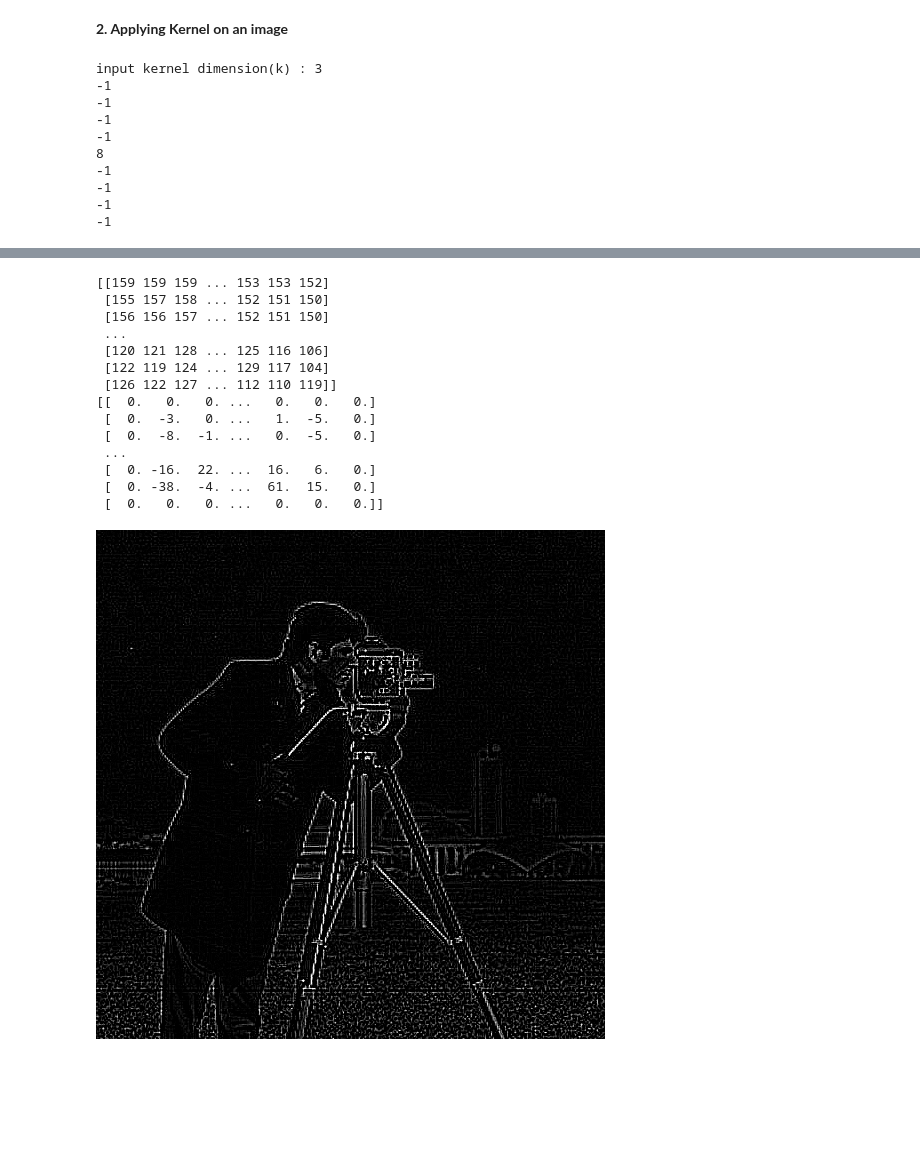
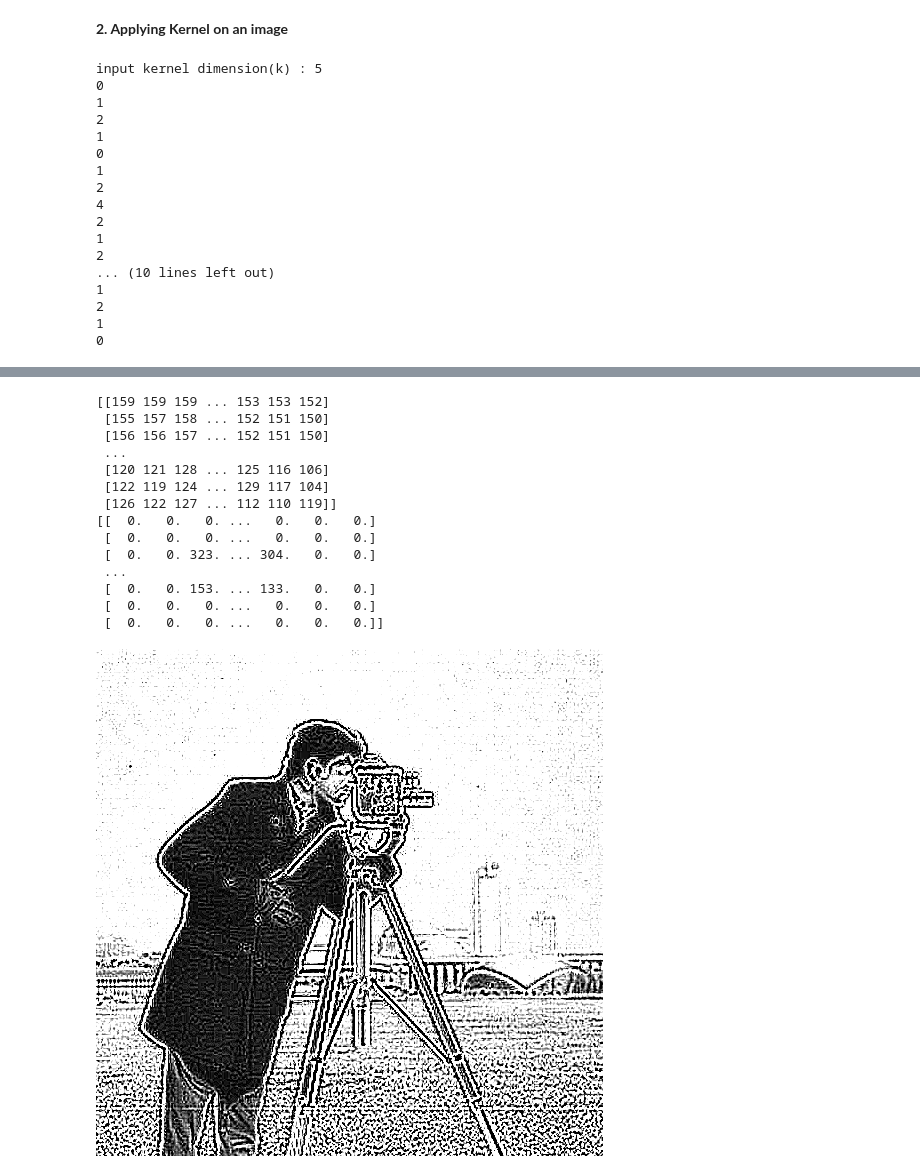
Before and after one commit to R4HUL-ROY/Digital-Image-Processing, a Jupyter notebook: CV_Assignment_2.ipynb, the cells around one changed output, grey strips where cells are left out. Saved outputs shown, nothing was run; the diff lists cells and outputs as text; code cells hidden in the pictures; blank space fills up the shorter version.

```diff
--- a/CV_Assignment_2.ipynb
+++ b/CV_Assignment_2.ipynb
@@ -101,8 +103,8 @@ def apply_kernel(img, kernel):
     k= kernel.shape[0]
     img = img.astype(int)
     new_img = np.zeros((row, col))
-    for i in range(1, row-1):
-        for j in range(1, col-1):
+    for i in range(k//2, row-(k//2)):
+        for j in range(k//2, col-(k//2)):
             new_img[i,j] = compute_value(img[i-(k//2):i+(k//2 +1), j-(k//2): j+(k//2+1)], kernel)
     return new_img
 
@@ -132,45 +134,52 @@ if k%2 == 1:
     kernel = np.zeros((k,k)).astype(int)
     for i in range(k):
         for j in range(k):
             kernel[i,j] = int(input(""))
 
     # Function call
     cv2_imshow(img)
     print(img)
     new_img = apply_kernel(img, kernel)
     print(new_img)
 
     '''Triming top, bottom and two sides of the resultant image'''
     new_img = new_img[k//2:-k//2 , k//2:-k//2]
 
     new_img = set_pixel_val_withinRange(new_img)
     cv2_imshow(new_img)
 else:
     print("Kernel dimension must be odd")
 # %% [output]
-input kernel dimension(k) : 3
--1
--1
--1
--1
-8
--1
--1
--1
--1
+input kernel dimension(k) : 5
+0
+1
+2
+1
+0
+1
+2
+4
+2
+1
+2
+... (10 lines left out)
+1
+2
+1
+0
 [figure]
 [[159 159 159 ... 153 153 152]
  [155 157 158 ... 152 151 150]
  [156 156 157 ... 152 151 150]
  ...
  [120 121 128 ... 125 116 106]
  [122 119 124 ... 129 117 104]
  [126 122 127 ... 112 110 119]]
 [[  0.   0.   0. ...   0.   0.   0.]
- [  0.  -3.   0. ...   1.  -5.   0.]
- [  0.  -8.  -1. ...   0.  -5.   0.]
+ [  0.   0.   0. ...   0.   0.   0.]
+ [  0.   0. 323. ... 304.   0.   0.]
  ...
- [  0. -16.  22. ...  16.   6.   0.]
- [  0. -38.  -4. ...  61.  15.   0.]
+ [  0.   0. 153. ... 133.   0.   0.]
+ [  0.   0.   0. ...   0.   0.   0.]
  [  0.   0.   0. ...   0.   0.   0.]]
-[figure, old version]
+[figure, new version]
```
Also changed, not shown: parts of 1 cell of this notebook.
